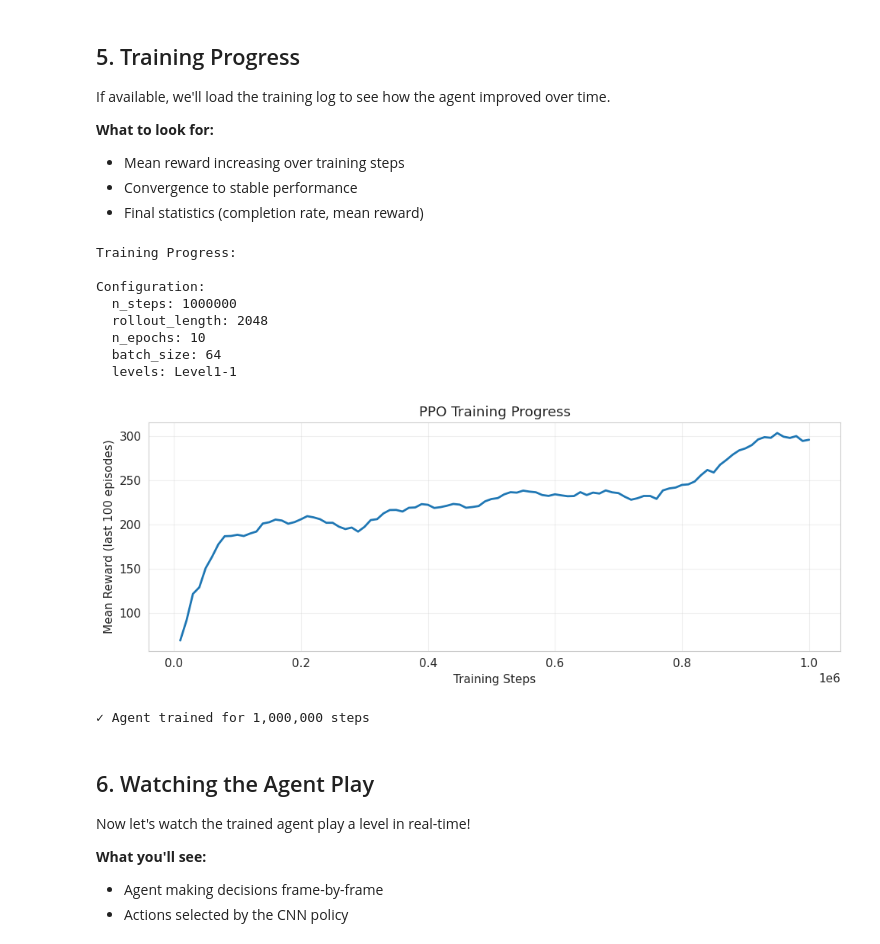
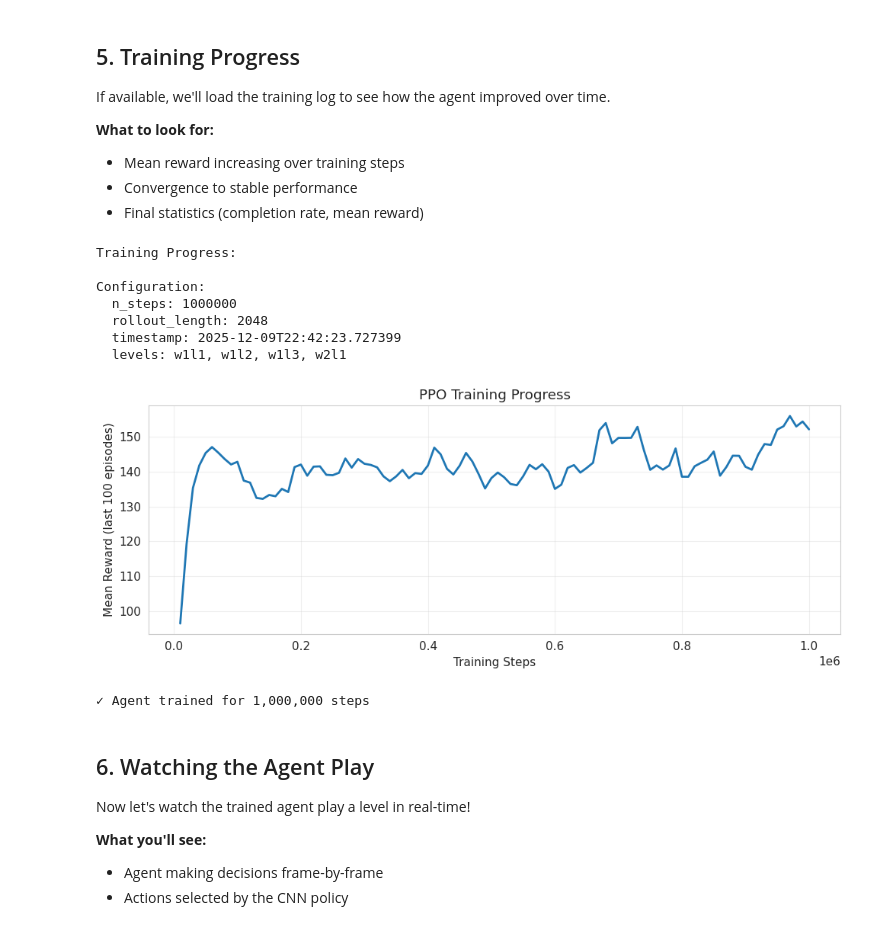
Before and after one commit to courtois-neuromod/mario.tutorials, a Jupyter notebook: notebooks/02_reinforcement_learning.ipynb, the cells around one changed output. Cells and saved outputs as stored; diff of their text form; code cells hidden in the pictures.

```diff
--- a/notebooks/02_reinforcement_learning.ipynb
+++ b/notebooks/02_reinforcement_learning.ipynb
@@ -191,7 +186,7 @@ Before we continue, let's check if we have a pretrained agent.
 from pathlib import Path
 
 MODEL_DIR = Path('./models')
-MODEL_PATH = MODEL_DIR / 'mario_ppo_agent.pth'
+MODEL_PATH = MODEL_DIR / 'ppo_mario_4_levels_1000k_20251209_224222.pth'
 
 if MODEL_PATH.exists():
     print(f"✓ Found pretrained weights: {MODEL_PATH}")
@@ -203,6 +198,5 @@ else:
     print(f"  python ../train_mario_agent.py --steps 5000000")
     print(f"\nOr for quick demo (10k steps, ~2 min):")
     print(f"  python ../train_mario_agent.py --steps 10000")
-    print(f"\n→ For now, using behavioral proxy features")
     HAS_WEIGHTS = False
 # %% [output]
@@ -385,7 +350,7 @@ If available, we'll load the training log to see how the agent improved over tim
 import json
 from pathlib import Path
 
-LOG_PATH = Path('./models/training_log.json')
+LOG_PATH = Path(str(MODEL_PATH).replace('.pth', '.json'))
 
 if LOG_PATH.exists():
     with open(LOG_PATH, 'r') as f:
@@ -398,37 +363,36 @@ if LOG_PATH.exists():
             print(f"  {key}: {val}")
     print(f"  levels: {', '.join(training_log['config']['levels'])}")
 
     # Plot training curve
     if len(training_log['progress']) > 0:
         import matplotlib.pyplot as plt
 
         progress = training_log['progress']
         steps = [p['step'] for p in progress]
         mean_rewards = [p['mean_reward'] for p in progress]
 
         fig, ax = plt.subplots(figsize=(10, 4))
         ax.plot(steps, mean_rewards, linewidth=2)
         ax.set_xlabel('Training Steps')
         ax.set_ylabel('Mean Reward (last 100 episodes)')
         ax.set_title('PPO Training Progress')
         ax.grid(True, alpha=0.3)
         plt.tight_layout()
         plt.show()
 
         print(f"\n✓ Agent trained for {steps[-1]:,} steps")
 else:
     print("⚠ No training log found. Agent may have been trained elsewhere.")
     print(f"  Expected: {LOG_PATH}")
 # %% [output]
 Training Progress:
 
 Configuration:
   n_steps: 1000000
   rollout_length: 2048
-  n_epochs: 10
-  batch_size: 64
-  levels: Level1-1
+  timestamp: 2025-12-09T22:42:23.727399
+  levels: w1l1, w1l2, w1l3, w2l1
-[figure, old version]
+[figure, new version]
 ✓ Agent trained for 1,000,000 steps
 # %% [markdown]
 ## 6. Watching the Agent Play
```
Also changed, not shown: parts of 15 cells of this notebook, 2 other files.
